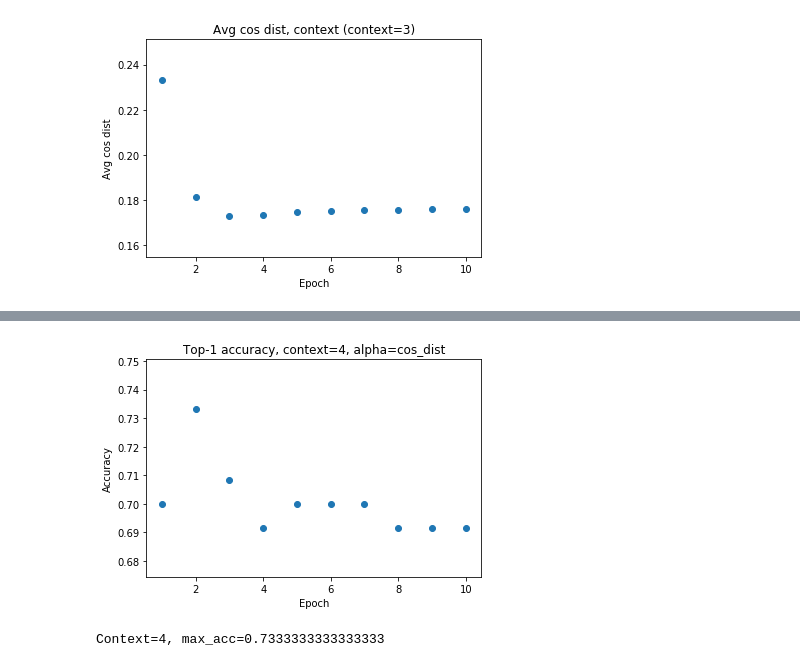
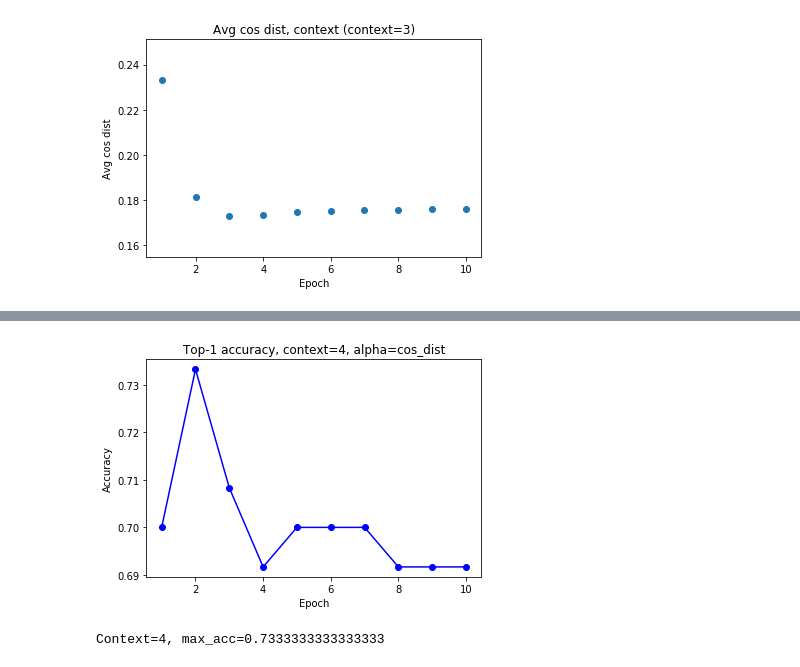
Before and after one commit to gberinger/automatic-wiki-links, a Jupyter notebook: experiments/epochs/epoch_plots.ipynb, the cells around one changed output, grey strips where cells are left out. Cells and saved outputs as stored; diff of their text form; code cells hidden in the pictures.

```diff
--- a/experiments/epochs/epoch_plots.ipynb
+++ b/experiments/epochs/epoch_plots.ipynb
@@ -40,13 +40,13 @@ Context=6, max_acc=0.675
 ... (8 outputs left out)
 # %%
 results_df = pd.read_csv('results_4_cos_dist.csv')
-plt.scatter(results_df['epoch'], results_df['top1_acc'])
+plt.plot(results_df['epoch'], results_df['top1_acc'], 'bo-')
 plt.xlabel('Epoch')
 plt.ylabel('Accuracy')
 plt.title('Top-1 accuracy, context=4, alpha=cos_dist')
 plt.savefig('top1_acc_4_cos_dist.png')
 plt.show()
 print('Context=4, max_acc={}'.format(results_df['top1_acc'].max()))
 # %% [output]
-[figure, old version]
+[figure, new version]
 Context=4, max_acc=0.7333333333333333
```
Also changed, not shown: parts of 1 cell of this notebook, 19 other files.
